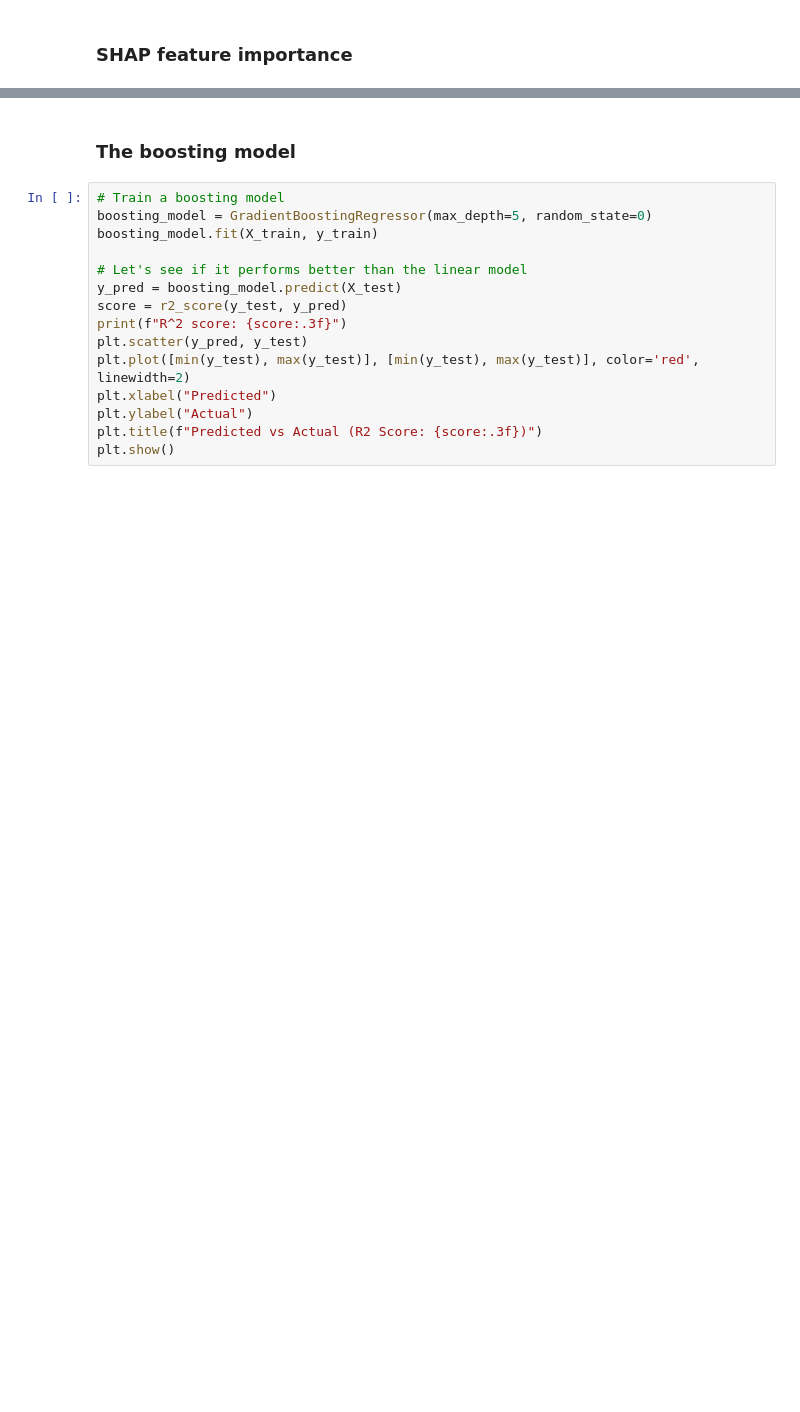
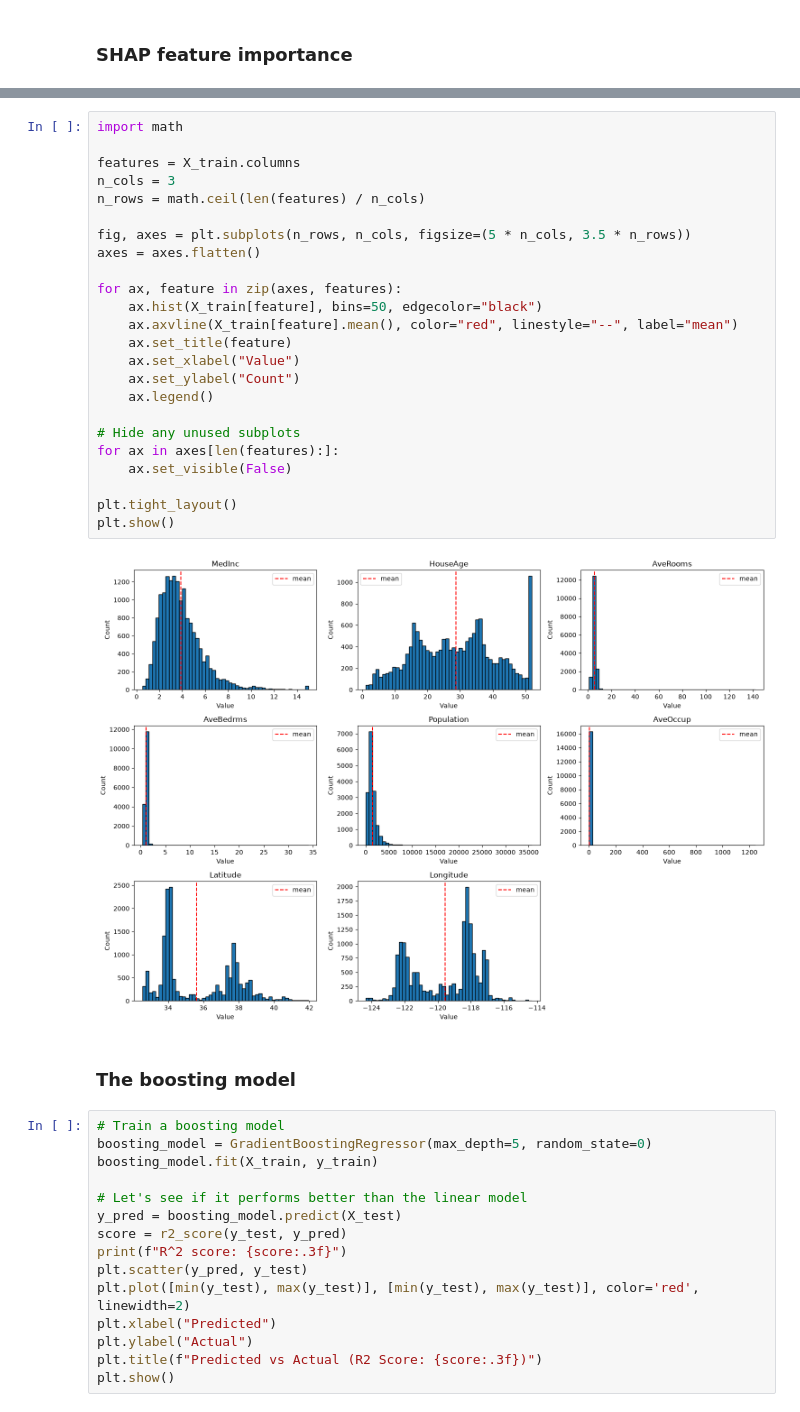
Before and after one commit to ffredz/TDT4172prosjekter, a Jupyter notebook: Project4/Project4_XAI.ipynb, the cells around one changed output, grey strips where cells are left out. Saved outputs shown, nothing was run; the diff lists cells and outputs as text; blank space fills up the shorter version.

```diff
--- a/Project4/Project4_XAI.ipynb
+++ b/Project4/Project4_XAI.ipynb
@@ -150,3 +179,29 @@ median_income :  3.866319992658754
+# %%
+import math
+
+features = X_train.columns
+n_cols = 3
+n_rows = math.ceil(len(features) / n_cols)
+
+fig, axes = plt.subplots(n_rows, n_cols, figsize=(5 * n_cols, 3.5 * n_rows))
+axes = axes.flatten()
+
+for ax, feature in zip(axes, features):
+    ax.hist(X_train[feature], bins=50, edgecolor="black")
+    ax.axvline(X_train[feature].mean(), color="red", linestyle="--", label="mean")
+    ax.set_title(feature)
+    ax.set_xlabel("Value")
+    ax.set_ylabel("Count")
+    ax.legend()
+
+# Hide any unused subplots
+for ax in axes[len(features):]:
+    ax.set_visible(False)
+
+plt.tight_layout()
+plt.show()
+# %% [output]
+[figure, added]
 # %% [markdown]
 ### The boosting model
 # %%
```
Also changed, not shown: parts of 25 cells of this notebook.
